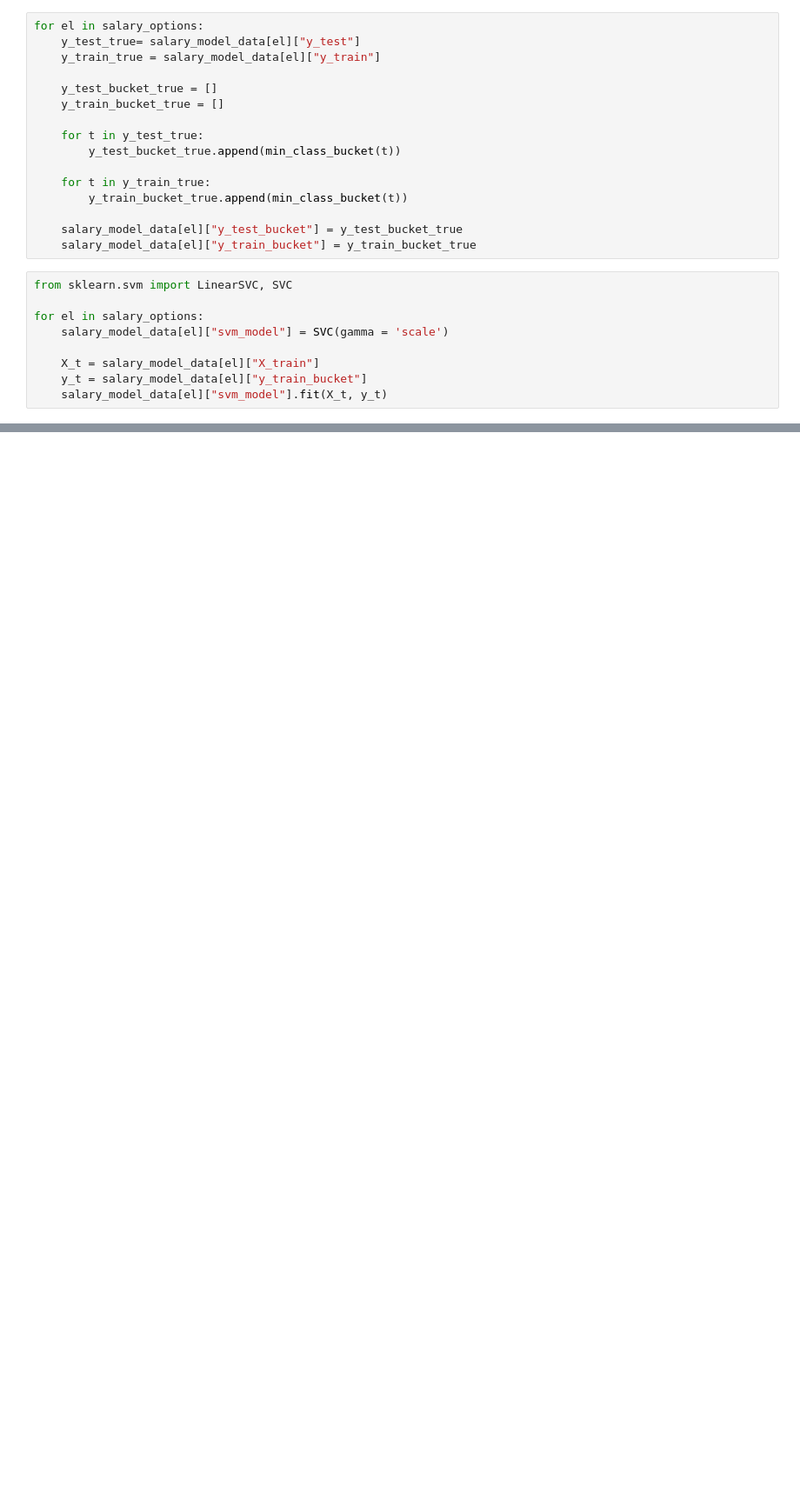
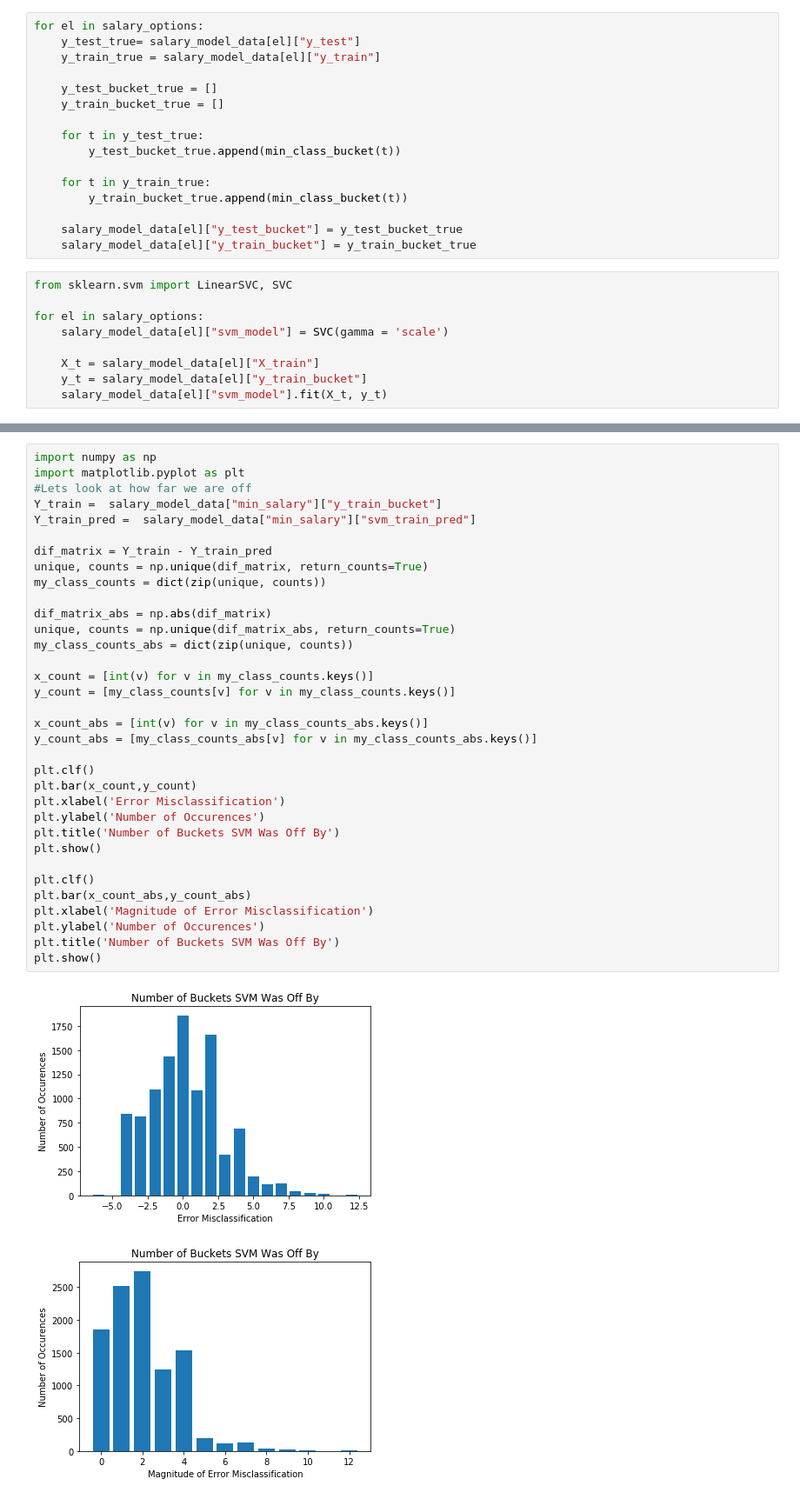
Before and after one commit to 09jvilla/salary-predict, a Jupyter notebook: bow_visualizations.ipynb, the cells around one changed output, grey strips where cells are left out. Shown at 87% size. Saved outputs shown, nothing was run; the diff lists cells and outputs as text; blank space fills up the shorter version.

```diff
--- a/bow_visualizations.ipynb
+++ b/bow_visualizations.ipynb
@@ -369,3 +409,40 @@ max_salary test accuracy: 0.18
+# %%
+import numpy as np
+import matplotlib.pyplot as plt
+#Lets look at how far we are off
+Y_train =  salary_model_data["min_salary"]["y_train_bucket"]
+Y_train_pred =  salary_model_data["min_salary"]["svm_train_pred"]
+
+dif_matrix = Y_train - Y_train_pred
+unique, counts = np.unique(dif_matrix, return_counts=True)
+my_class_counts = dict(zip(unique, counts))
+
+dif_matrix_abs = np.abs(dif_matrix)
+unique, counts = np.unique(dif_matrix_abs, return_counts=True)
+my_class_counts_abs = dict(zip(unique, counts))
+
+x_count = [int(v) for v in my_class_counts.keys()]
+y_count = [my_class_counts[v] for v in my_class_counts.keys()]
+
+x_count_abs = [int(v) for v in my_class_counts_abs.keys()]
+y_count_abs = [my_class_counts_abs[v] for v in my_class_counts_abs.keys()]
+
+plt.clf()
+plt.bar(x_count,y_count)
+plt.xlabel('Error Misclassification')
+plt.ylabel('Number of Occurences')
+plt.title('Number of Buckets SVM Was Off By')
+plt.show()
+
+plt.clf()
+plt.bar(x_count_abs,y_count_abs)
+plt.xlabel('Magnitude of Error Misclassification')
+plt.ylabel('Number of Occurences')
+plt.title('Number of Buckets SVM Was Off By')
+plt.show()
+# %% [output]
+[figure, added]
+[figure, added]
 # %%
 import numpy as np
 #Lets look at how far we are off
```
Also changed, not shown: parts of 9 cells of this notebook, 7 other files.
